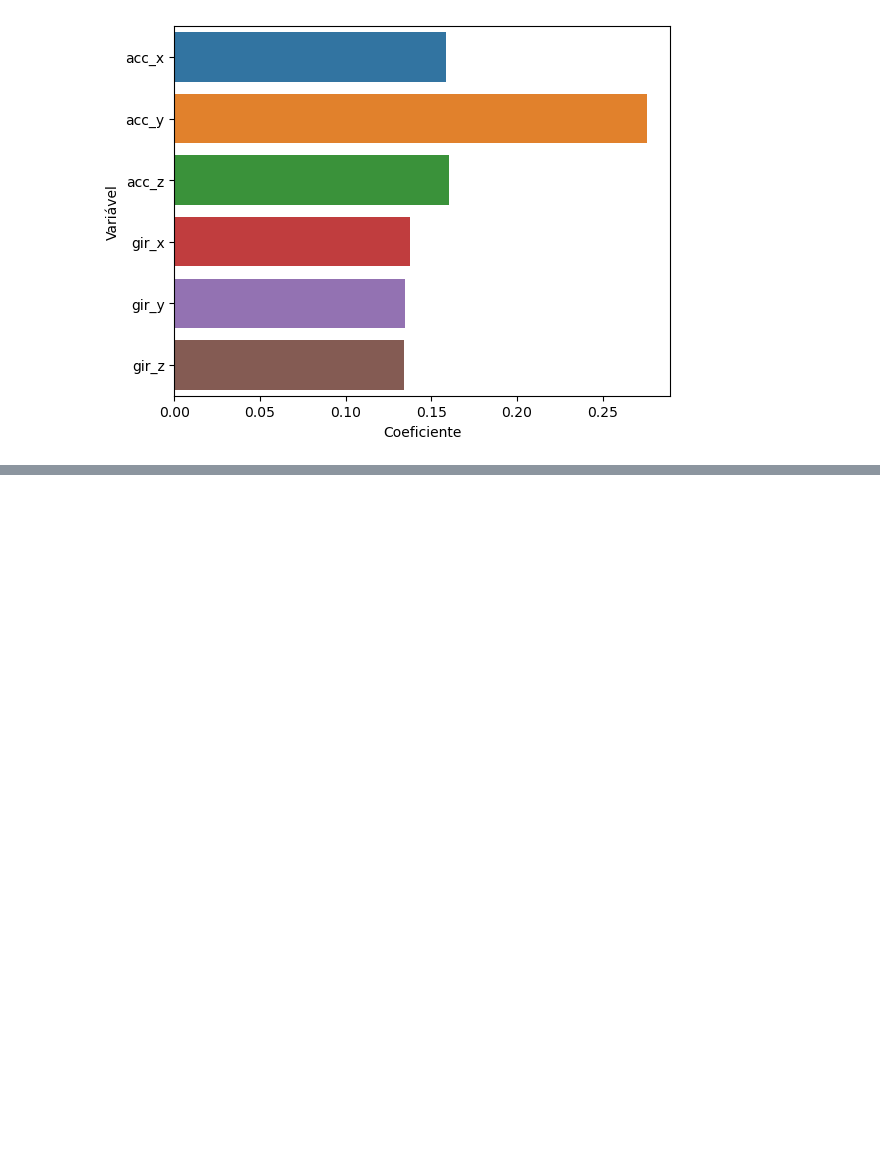
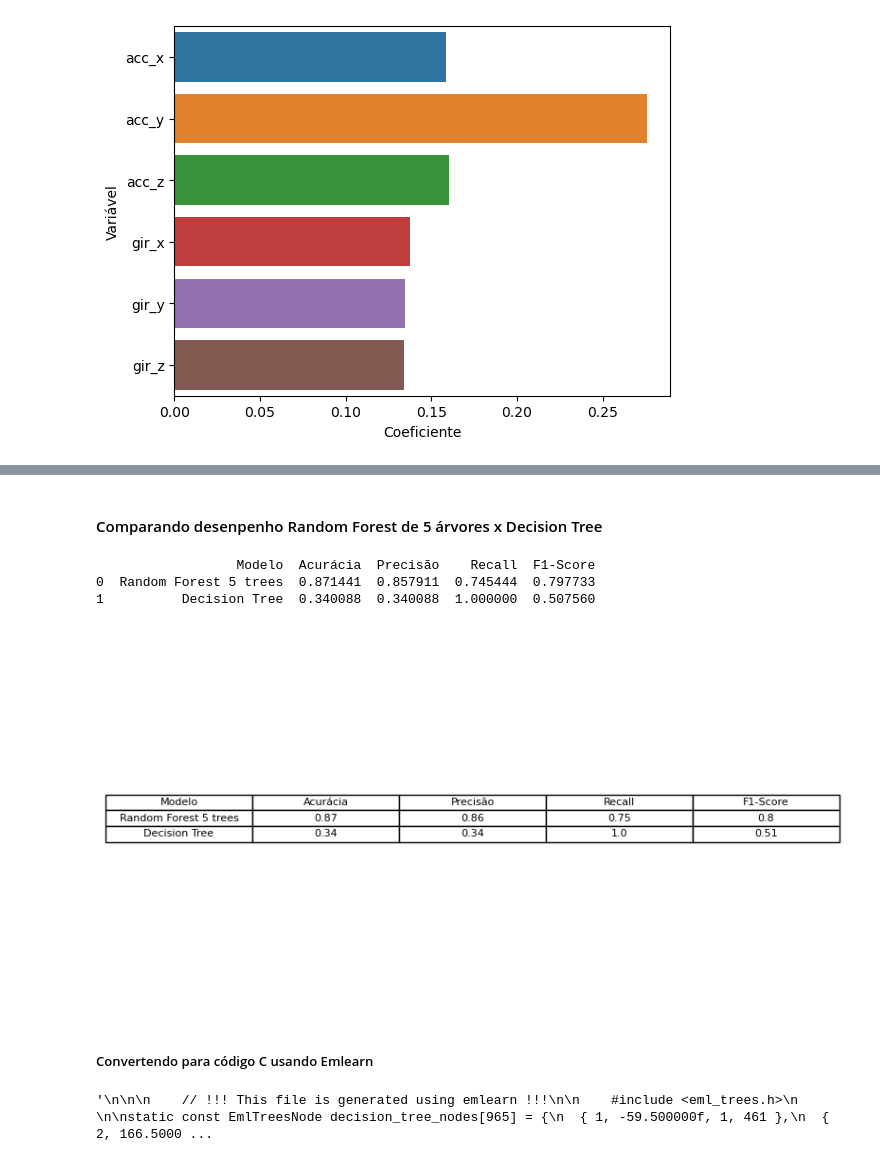
Before and after one commit to danielegsouza/elderly_fall_detection, a Jupyter notebook: random_forest.ipynb, the cells around one changed output, grey strips where cells are left out. Saved outputs shown, nothing was run; the diff lists cells and outputs as text; code cells hidden in the pictures; blank space fills up the shorter version.

```diff
--- a/random_forest.ipynb
+++ b/random_forest.ipynb
@@ -354,0 +434,48 @@ plt.show()
+# %% [markdown]
+#### Comparando desenpenho Random Forest de 5 árvores x Decision Tree
+# %%
+# Compare o desempenho da decision tree com o random forest de 5 árvores. Imprima os resultados em uma tabela e plot a tabela utilizando matplotlib
+model_rf = joblib.load('model_rf_5trees_sem_feature.pkl')
+y_pred_rf = model_rf.predict(X_test)
+
+# Calcula a acurácia, precisão, recall e f1-score
+accuracy_rf = accuracy_score(y_test, y_pred_rf)
+precision_rf = precision_score(y_test, y_pred_rf)
+recall_rf = recall_score(y_test, y_pred_rf)
+f1_rf = f1_score(y_test, y_pred_rf)
+
+# Decision Tree
+model_dt = joblib.load('model_dt_sem_feature.pkl')
+y_pred_dt = model_dt.predict(X_test)
+
+# Calcula a acurácia, precisão, recall e f1-score
+accuracy_dt = accuracy_score(y_test, y_pred_dt)
+precision_dt = precision_score(y_test, y_pred_dt)
+recall_dt = recall_score(y_test, y_pred_dt)
+f1_dt = f1_score(y_test, y_pred_dt)
+
+# Cria um DataFrame com os resultados
+data = {'Modelo': ['Random Forest 5 trees', 'Decision Tree'],
+        'Acurácia': [accuracy_rf, accuracy_dt],
+        'Precisão': [precision_rf, precision_dt],
+        'Recall': [recall_rf, recall_dt],
+        'F1-Score': [f1_rf, f1_dt]}
+df = pd.DataFrame(data)
+
+# Imprime o DataFrame
+print(df)
+
+# Tabela de metricas
+df = df.round(2)
+fig, ax = plt.subplots(figsize=(10, 5))
+ax.axis('off')
+ax.table(cellText=df.values, colLabels=df.columns, cellLoc = 'center', loc='center')
+plt.savefig('tabela_metricas_rf_dt.png', bbox_inches='tight')
+plt.show()
+# %% [output]
+                  Modelo  Acurácia  Precisão    Recall  F1-Score
+0  Random Forest 5 trees  0.871441  0.857911  0.745444  0.797733
+1          Decision Tree  0.340088  0.340088  1.000000  0.507560
+[figure, added]
+# %% [markdown]
+##### Convertendo para código C usando Emlearn
@@ -354,0 +485,6 @@ plt.show()
+# %%
+import emlearn
+cmodel = emlearn.convert(model_rf, method='inline')
+cmodel.save(file='decision_tree.h', name='decision_tree')
+# %% [output]
+'\n\n\n    // !!! This file is generated using emlearn !!!\n\n    #include <eml_trees.h>\n    \n\nstatic const EmlTreesNode decision_tree_nodes[965] = {\n  { 1, -59.500000f, 1, 461 },\n  { 2, 166.5000 ...
```
Also changed, not shown: parts of 11 cells of this notebook, 2 other files.
